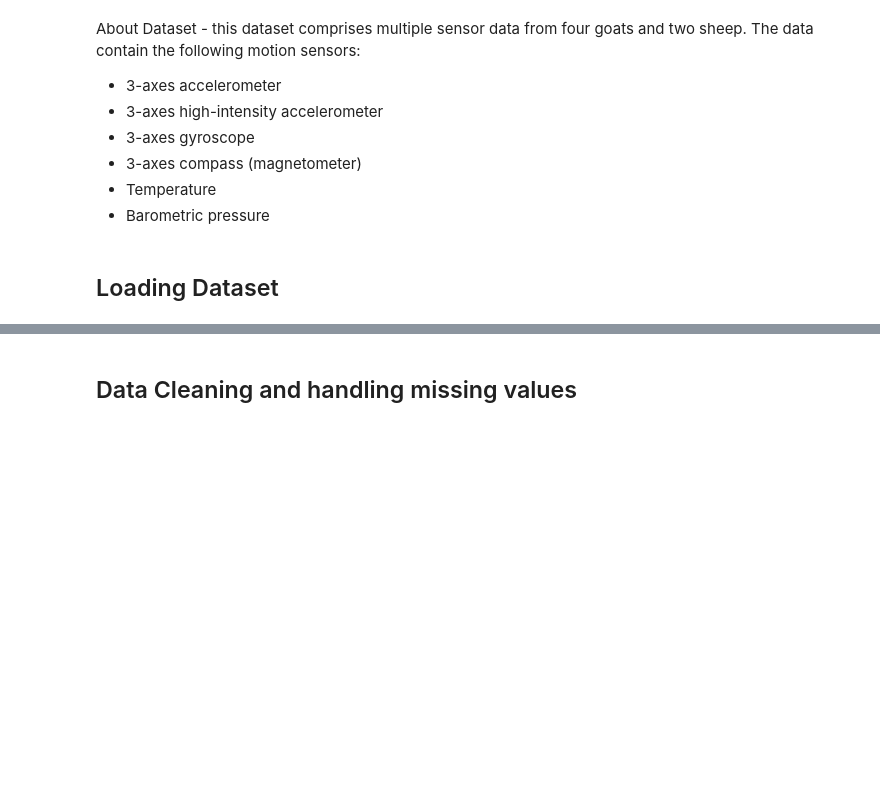
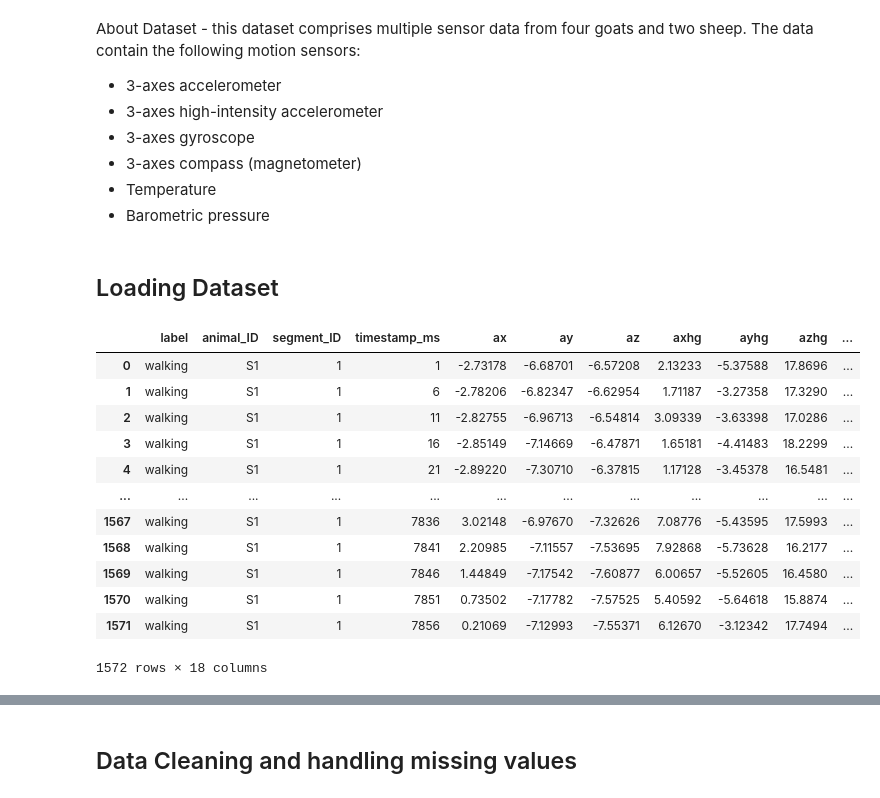
Before and after one commit to SharathRajMohan/AnimalCollarAI, a Jupyter notebook: AnimalMonitoring.ipynb, the cells around one changed output, grey strips where cells are left out. Cells and saved outputs as stored; diff of their text form; code cells hidden in the pictures; blank space fills up the shorter version.

```diff
--- a/AnimalMonitoring.ipynb
+++ b/AnimalMonitoring.ipynb
@@ -29,0 +32,16 @@ dfs_goat = []
+# %%
+ds[ds.segment_ID == 1]
+# %% [output]
+|  | label | animal_ID | segment_ID | timestamp_ms | ax | ay | az | axhg | ayhg | azhg | ... |
+| 0 | walking | S1 | 1 | 1 | -2.73178 | -6.68701 | -6.57208 | 2.13233 | -5.37588 | 17.8696 | ... |
+| 1 | walking | S1 | 1 | 6 | -2.78206 | -6.82347 | -6.62954 | 1.71187 | -3.27358 | 17.3290 | ... |
+| 2 | walking | S1 | 1 | 11 | -2.82755 | -6.96713 | -6.54814 | 3.09339 | -3.63398 | 17.0286 | ... |
+| 3 | walking | S1 | 1 | 16 | -2.85149 | -7.14669 | -6.47871 | 1.65181 | -4.41483 | 18.2299 | ... |
+| 4 | walking | S1 | 1 | 21 | -2.89220 | -7.30710 | -6.37815 | 1.17128 | -3.45378 | 16.5481 | ... |
+| ... | ... | ... | ... | ... | ... | ... | ... | ... | ... | ... | ... |
+| 1567 | walking | S1 | 1 | 7836 | 3.02148 | -6.97670 | -7.32626 | 7.08776 | -5.43595 | 17.5993 | ... |
+| 1568 | walking | S1 | 1 | 7841 | 2.20985 | -7.11557 | -7.53695 | 7.92868 | -5.73628 | 16.2177 | ... |
+| 1569 | walking | S1 | 1 | 7846 | 1.44849 | -7.17542 | -7.60877 | 6.00657 | -5.52605 | 16.4580 | ... |
+| 1570 | walking | S1 | 1 | 7851 | 0.73502 | -7.17782 | -7.57525 | 5.40592 | -5.64618 | 15.8874 | ... |
+| 1571 | walking | S1 | 1 | 7856 | 0.21069 | -7.12993 | -7.55371 | 6.12670 | -3.12342 | 17.7494 | ... |
+1572 rows × 18 columns
```
Also changed, not shown: parts of 12 cells of this notebook, 2 other files.
